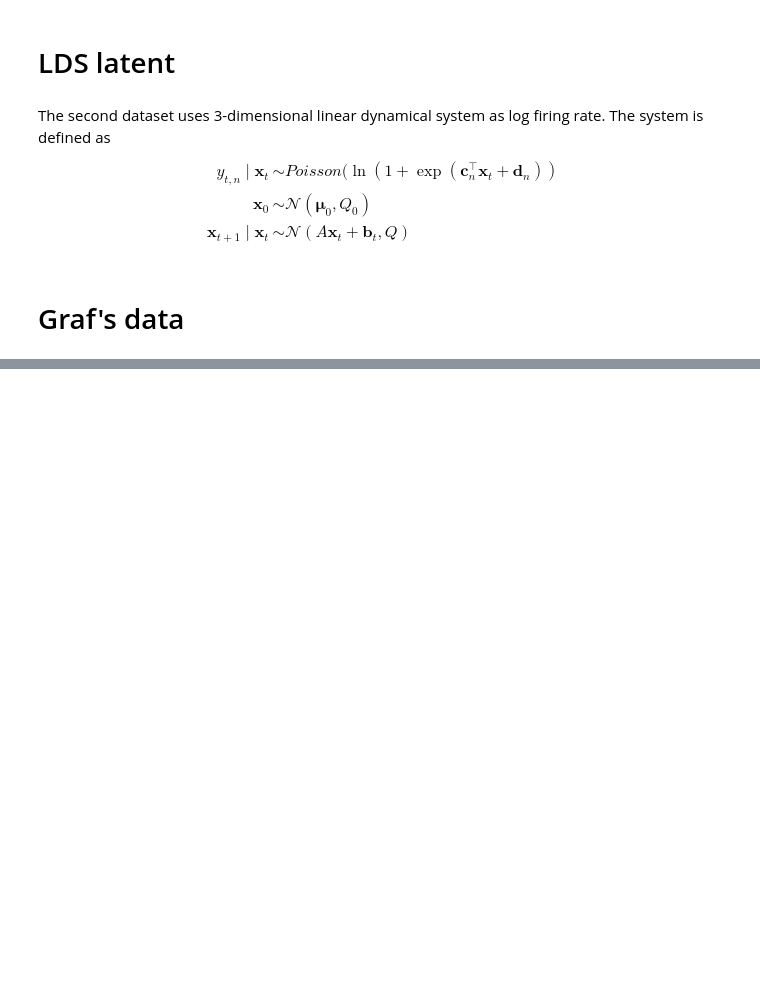
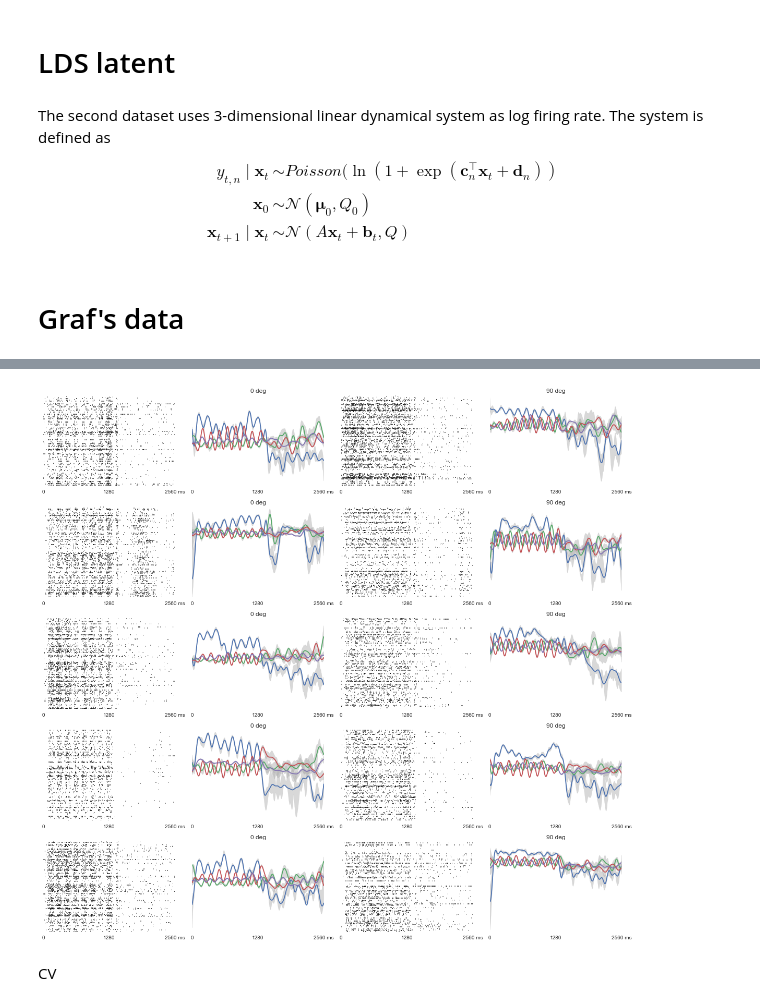
Before and after one commit to catniplab/vlgp, a Jupyter notebook: example.ipynb, the cells around one changed output, grey strips where cells are left out. Saved outputs shown, nothing was run; the diff lists cells and outputs as text; code cells hidden in the pictures; blank space fills up the shorter version.

```diff
--- a/example.ipynb
+++ b/example.ipynb
@@ -319,3 +320,5 @@ plt.tight_layout();
 # Graf's data
 # %%
 graf = loadmat(path.join(samplepath, 'Graf'), squeeze_me=True)
+ntrial, ntime, nspike = graf['y'].shape
+y = graf['y']
@@ -321,0 +353,53 @@ graf = loadmat(path.join(samplepath, 'Graf'), squeeze_me=True)
+# %%
+# load best fit
+bestfit0 = loadmat(path.join(outputpath, 'graf_vlgp_4'), squeeze_me=True)['fit']
+bestfit = {}
+bestfit['a'] = bestfit0['a'].tolist()
+bestfit['mu'] = bestfit0['mu'].tolist()
+bestfit['L'] = bestfit0['L'].tolist()
+# %%
+y = graf['y']
+nlatent = 4
+plt.figure(figsize=(16, 15))
+
+for which in range(ntrial):
+    ax = plt.subplot2grid((5, 4), (which % 5, 0 + 2 * (which // 5)))
+    ntime = 2560
+    ntrain = 148
+    plt.ylim(0, ntrain);
+    for i, n in enumerate(np.random.permutation(np.arange(ntrain))):
+        plt.vlines(np.arange(ntime)[y[which, :, n] > 0], i + 0.1, i + 1 - 0.1, color='black', lw=1);
+    plt.yticks([]);
+    plt.xlim([0, ntime]);
+    plt.xticks([0, 1280, 2560], ['0', '1280', '2560 ms']);
+    ax.set_frame_on(False)
+    ax.get_yaxis().set_visible(False);
+    ax.invert_yaxis();
+
+    ax = plt.subplot2grid((5, 4), (which % 5, 1 + 2 * (which // 5)))
+    xorth, aorth, T = mathf.orthogonalize(bestfit['mu'][which, :], bestfit['a'], True)
+    z = np.random.normal(size=(100, nlatent, nsample))
+    xs = np.empty((ntime, nlatent, nsample))
+    for i in range(nlatent):
+        xs[:, i, :] = bestfit['L'][which, i, :].dot(z[:, i, :]) + bestfit['mu'][which, :, i][..., None]
+    for j in range(nsample):
+        xs[:, :, j] = xs[:, :, j].dot(T)
+    xlb = xs.min(axis=2)
+    xub = xs.max(axis=2)
+    plt.plot(xorth);
+    for i in range(nlatent):
+        plt.fill_between(np.arange(2560), xlb[:, i], xub[:, i], color='0.7', alpha=0.5);
+    plt.xlim([0, ntime]);
+    ax.set_frame_on(False)
+    plt.yticks([]);
+    plt.xticks([0, 1280, 2560], ['0', '1280', '2560 ms']);
+    # sns.despine(top=True, right=True, left=True)
+    if which < 5:
+        plt.title('0 deg');
+    else:
+        plt.title('90 deg');
+plt.tight_layout()
+# %% [output]
+[figure, added]
+# %% [markdown]
+CV
```
Also changed, not shown: parts of 9 cells of this notebook.
